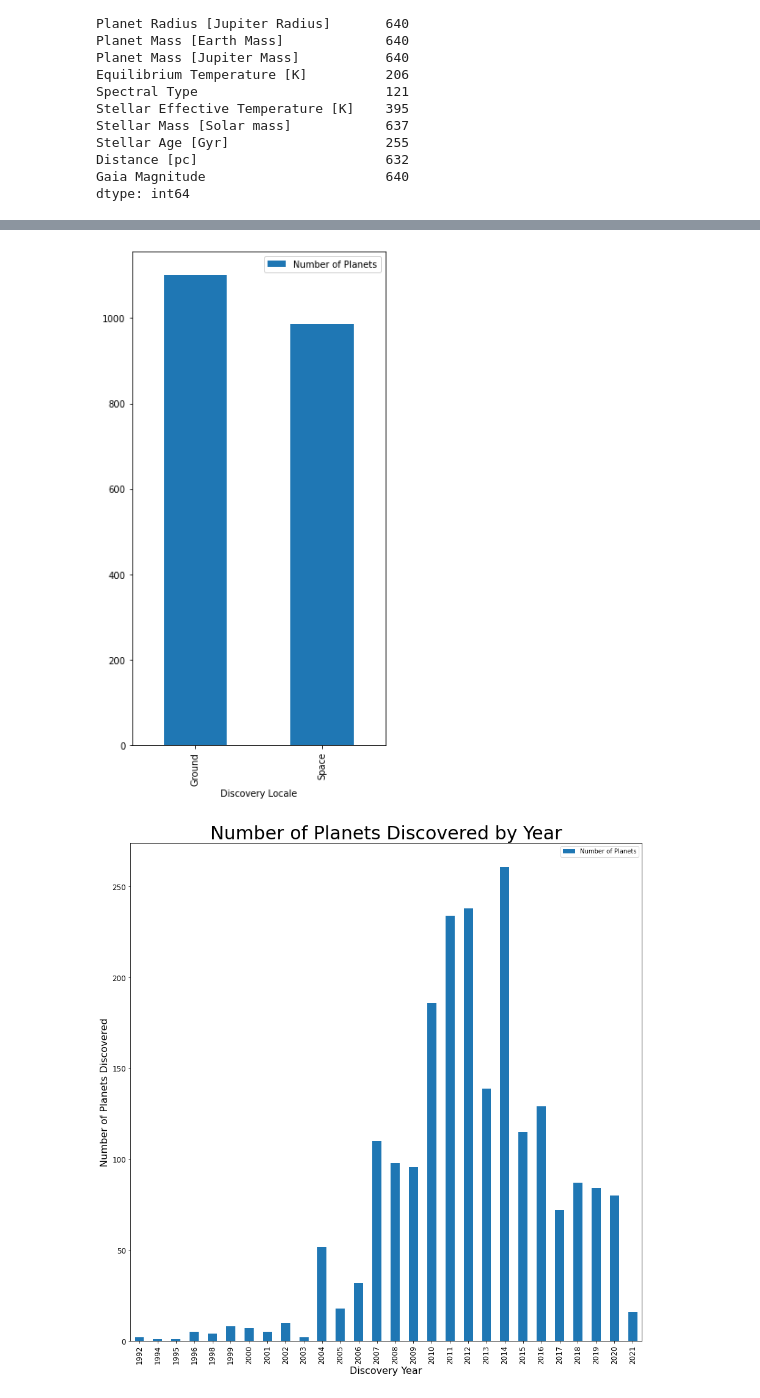
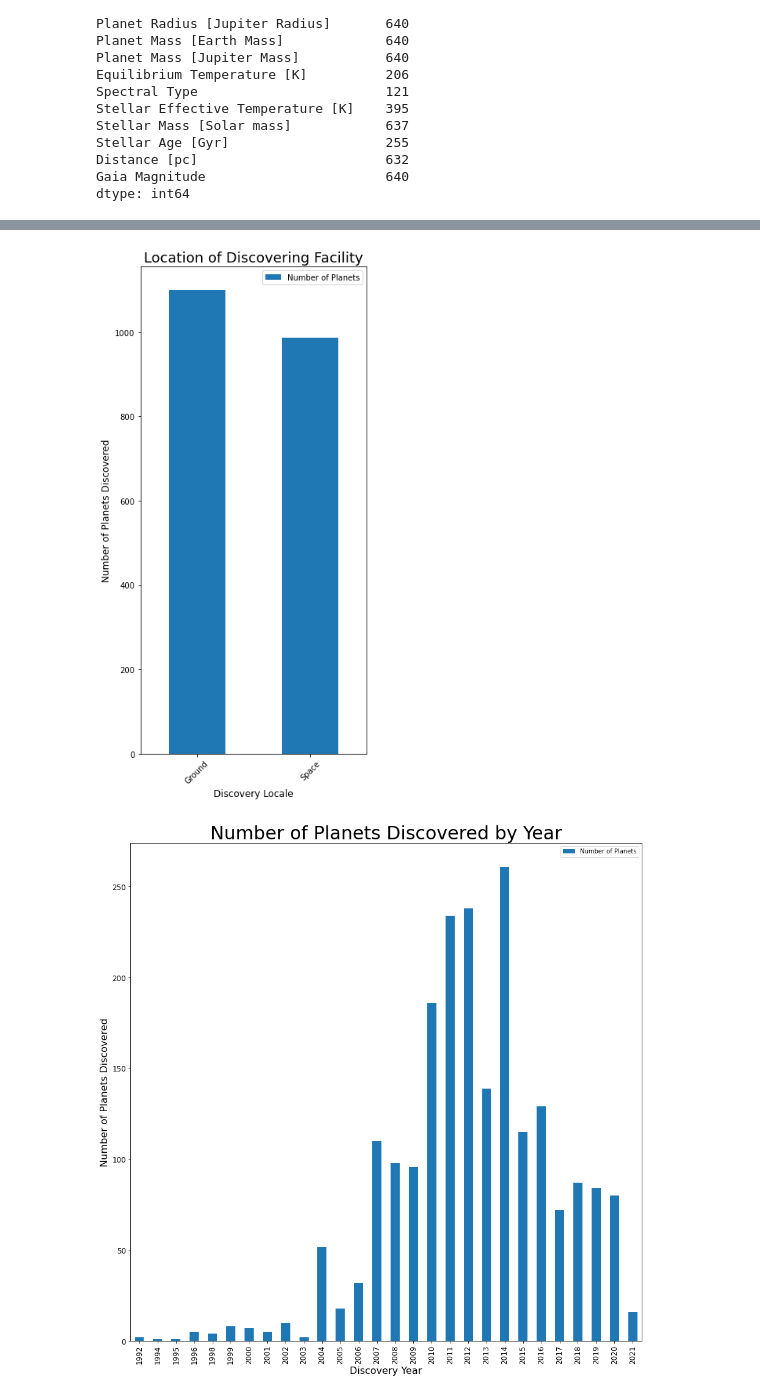
Before and after one commit to Crazyspaceman-hd/Exoplanets, a Jupyter notebook: Exoplanets.ipynb, the cells around one changed output, grey strips where cells are left out. Drawn from its saved outputs; the diff is of its cells as text; code cells hidden in the pictures.

```diff
--- a/Exoplanets.ipynb
+++ b/Exoplanets.ipynb
@@ -202,11 +209,16 @@ plt.savefig('./Images/planets')
 # %%
 disc_loc = full_df [full_df ['Discovery Locale'] != 'Multiple Locales']
 disc_loc = disc_loc [disc_loc ['Discovery Locale'] != 'Multiple Locale']
 disc_loc_group= disc_loc.groupby('Discovery Locale').agg({'Number of Planets':'count'})
 disc_loc_group.plot(kind='bar', figsize=(5,10))
+plt.xlabel('Discovery Locale', fontsize=12)
+plt.ylabel('Number of Planets Discovered', fontsize=12)
+plt.title(label="Location of Discovering Facility", fontsize=18)
+plt.xticks(rotation = 45)
+plt.tight_layout()
 plt.savefig('./Images/discLocation')
 # %% [output]
-[figure, old version]
+[figure, new version]
 # %%
 disc_year= full_df.groupby('Discovery Year').agg({'Number of Planets':'count'})
 
```
Also changed, not shown: parts of 7 cells of this notebook, 7 other files.
